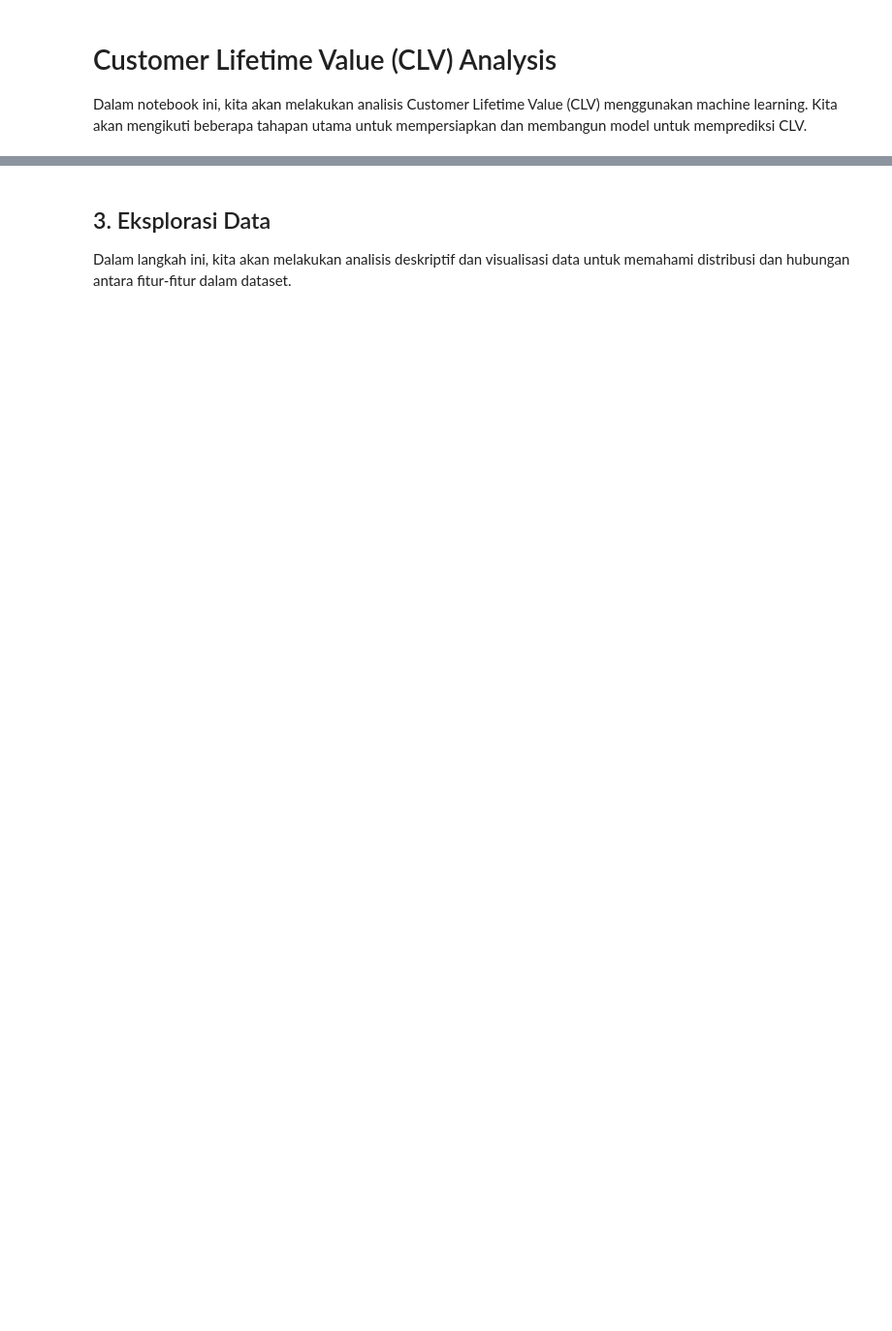
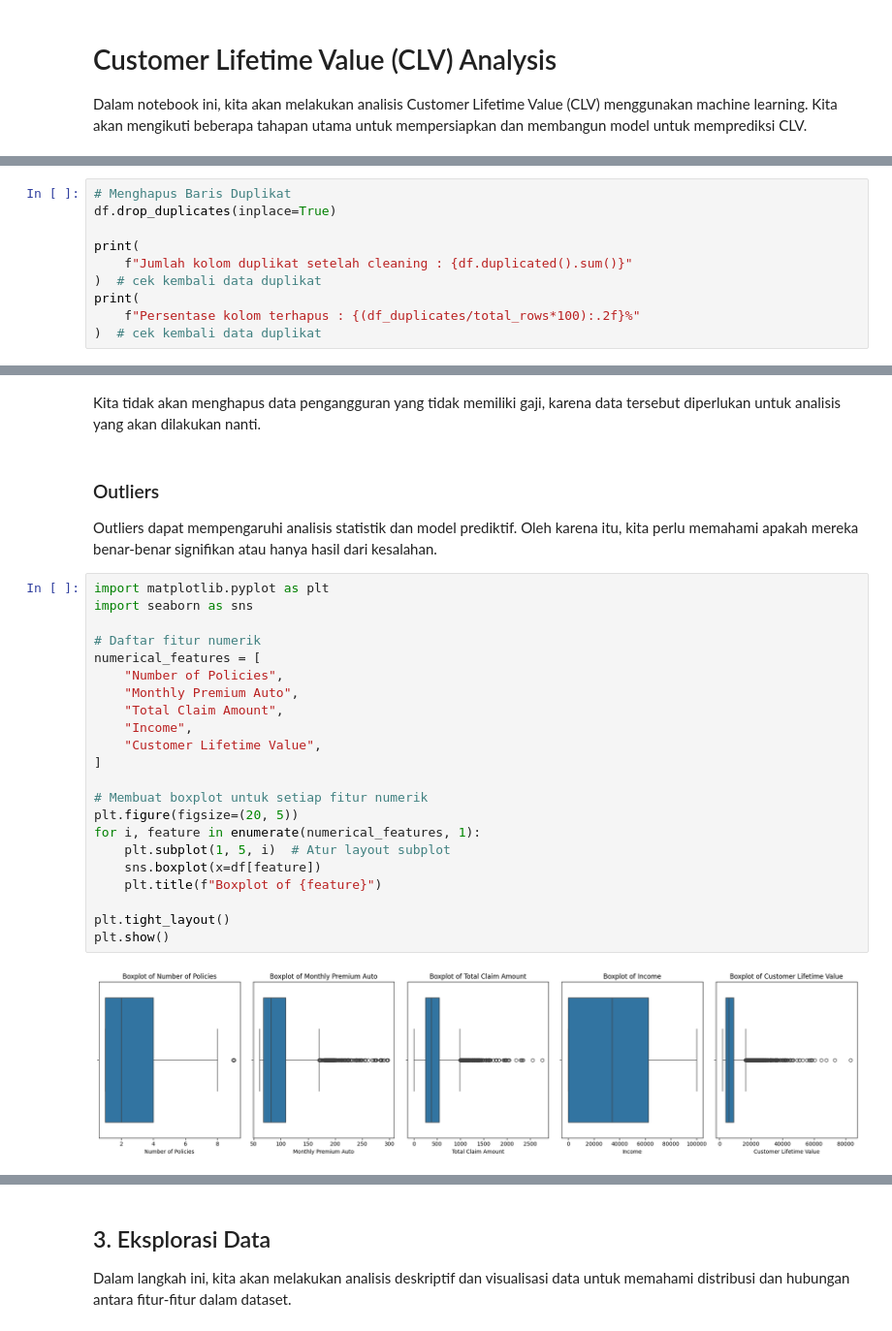
Before and after one commit to fikigayo/Capstone-Project, a Jupyter notebook: modul-3/clv_analysis.ipynb, the cells around one changed output, grey strips where cells are left out. Shown at 97% size. Cells and saved outputs as stored; diff of their text form; blank space fills up the shorter version.

```diff
--- a/modul-3/clv_analysis.ipynb
+++ b/modul-3/clv_analysis.ipynb
@@ -71,0 +122,10 @@ Data cleaned successfully.
+# %%
+# Menghapus Baris Duplikat
+df.drop_duplicates(inplace=True)
+
+print(
+    f"Jumlah kolom duplikat setelah cleaning : {df.duplicated().sum()}"
+)  # cek kembali data duplikat
+print(
+    f"Persentase kolom terhapus : {(df_duplicates/total_rows*100):.2f}%"
+)  # cek kembali data duplikat
@@ -71,0 +146,29 @@ Data cleaned successfully.
+# %% [markdown]
+Kita tidak akan menghapus data pengangguran yang tidak memiliki gaji, karena data tersebut diperlukan untuk analisis yang akan dilakukan nanti.
+# %% [markdown]
+<h3>Outliers</h3>
+Outliers dapat mempengaruhi analisis statistik dan model prediktif. Oleh karena itu, kita perlu memahami apakah mereka benar-benar signifikan atau hanya hasil dari kesalahan.
+# %%
+import matplotlib.pyplot as plt
+import seaborn as sns
+
+# Daftar fitur numerik
+numerical_features = [
+    "Number of Policies",
+    "Monthly Premium Auto",
+    "Total Claim Amount",
+    "Income",
+    "Customer Lifetime Value",
+]
+
+# Membuat boxplot untuk setiap fitur numerik
+plt.figure(figsize=(20, 5))
+for i, feature in enumerate(numerical_features, 1):
+    plt.subplot(1, 5, i)  # Atur layout subplot
+    sns.boxplot(x=df[feature])
+    plt.title(f"Boxplot of {feature}")
+
+plt.tight_layout()
+plt.show()
+# %% [output]
+[figure, added]
```
Also changed, not shown: parts of 27 cells of this notebook.
